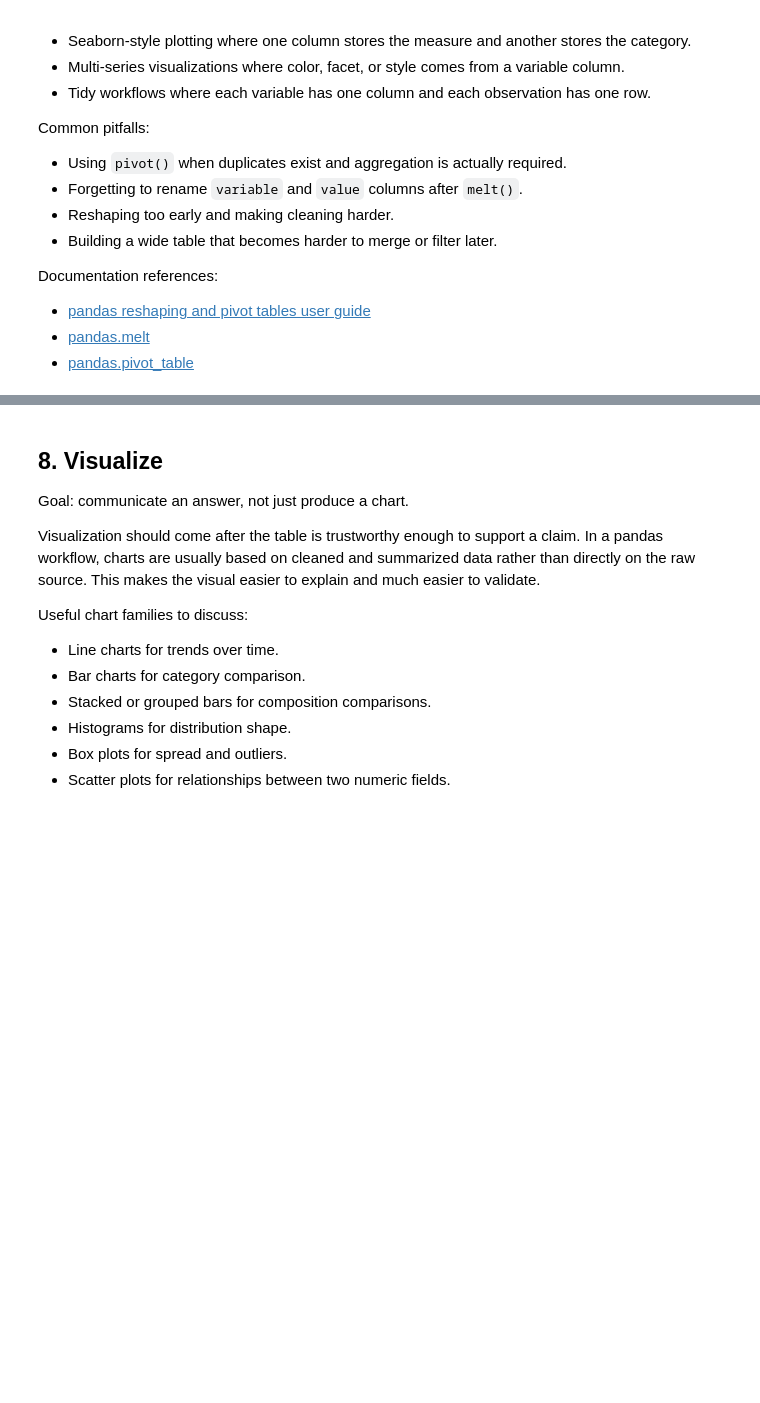
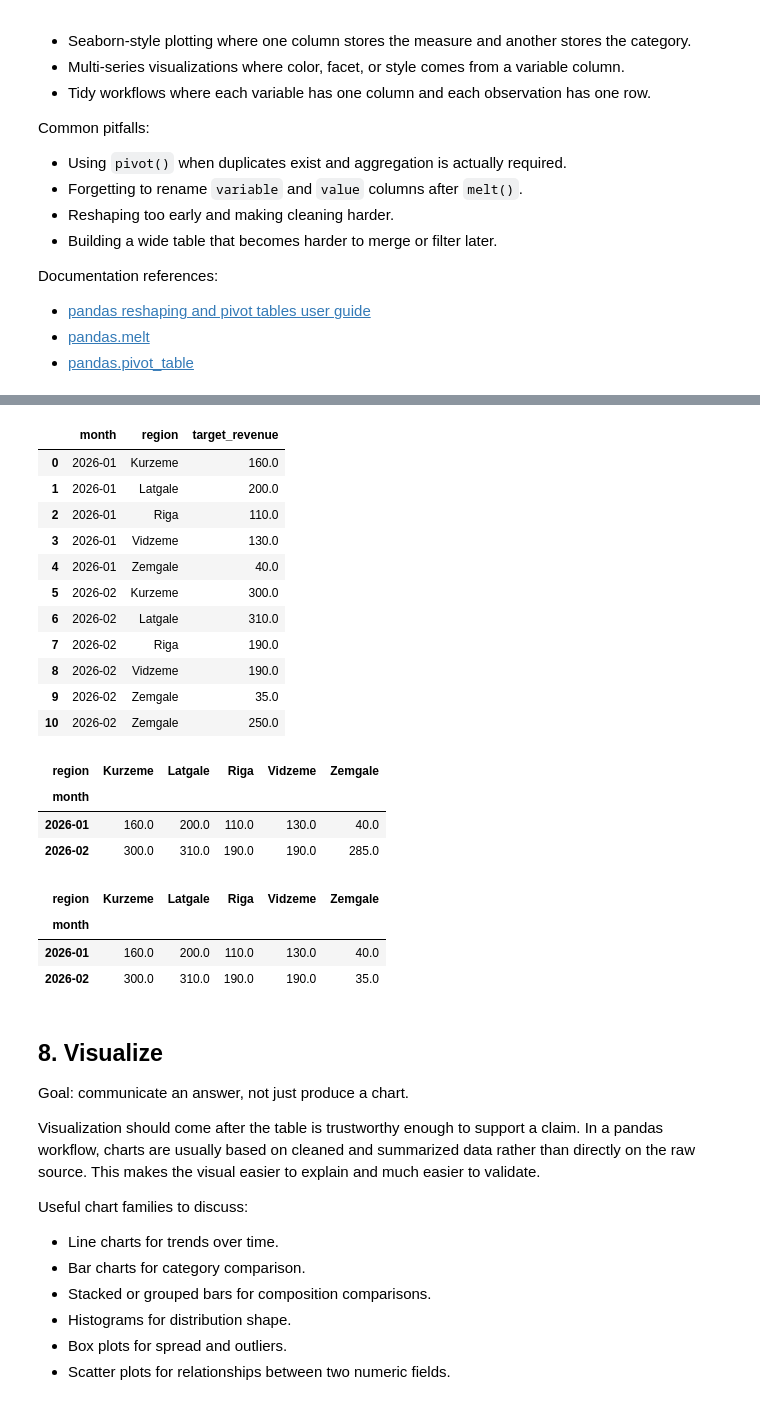
Before and after one commit to ValRCS/RTU_Python_CSP, a Jupyter notebook: notebooks/day4_pandas_full_worfklow_colab.ipynb, the cells around one changed output, grey strips where cells are left out. Cells and saved outputs as stored; diff of their text form; code cells hidden in the pictures; blank space fills up the shorter version.

Commit message:
GroupBy and Pivot examples

```diff
--- a/notebooks/day4_pandas_full_worfklow_colab.ipynb
+++ b/notebooks/day4_pandas_full_worfklow_colab.ipynb
@@ -1406,3 +1532,55 @@ Documentation references:
+# %%
+# now we want to adjust the last value so index 10 and column target_revenu to 150
+targets_with_duplicate.at[10, "target_revenue"] = 250
+# targets_with_duplicate.at[10, "target_revenue"] += 250 # this would add 250 to existing value
+targets_with_duplicate
+# %% [output]
+|  | month | region | target_revenue |
+| 0 | 2026-01 | Kurzeme | 160.0 |
+| 1 | 2026-01 | Latgale | 200.0 |
+| 2 | 2026-01 | Riga | 110.0 |
+| 3 | 2026-01 | Vidzeme | 130.0 |
+| 4 | 2026-01 | Zemgale | 40.0 |
+| 5 | 2026-02 | Kurzeme | 300.0 |
+| 6 | 2026-02 | Latgale | 310.0 |
+| 7 | 2026-02 | Riga | 190.0 |
+| 8 | 2026-02 | Vidzeme | 190.0 |
+| 9 | 2026-02 | Zemgale | 35.0 |
+| 10 | 2026-02 | Zemgale | 250.0 |
+# %%
+# we will perform a pivot on target_clean
+# we will pivot region column to be columns, month to be index and target_revenue to be values
+targets_pivot = pd.pivot_table(
+    targets_with_duplicate,
+    index="month",
+    columns="region",
+    values="target_revenue",
+    aggfunc="sum", # since we have only one value per month and region, sum will just return that value, but if there were multiple values it would sum them up
+    fill_value=0, # if there is no target for a given month and region, we will fill it with 0
+).round(2) # round to 2 decimal places for better readability
+targets_pivot
+# %% [output]
+| region | Kurzeme | Latgale | Riga | Vidzeme | Zemgale |
+| month |  |  |  |  |  |
+| 2026-01 | 160.0 | 200.0 | 110.0 | 130.0 | 40.0 |
+| 2026-02 | 300.0 | 310.0 | 190.0 | 190.0 | 285.0 |
+# %%
+# we will perform a pivot on target_clean
+# we will pivot region column to be columns, month to be index and target_revenue to be values
+targets_pivot = pd.pivot_table(
+    targets_clean,
+    index="month",
+    columns="region",
+    values="target_revenue",
+    aggfunc="sum", # since we have only one value per month and region, sum will just return that value, but if there were multiple values it would sum them up
+    fill_value=0, # if there is no target for a given month and region, we will fill it with 0
+).round(2) # round to 2 decimal places for better readability
+targets_pivot
+# %% [output]
+| region | Kurzeme | Latgale | Riga | Vidzeme | Zemgale |
+| month |  |  |  |  |  |
+| 2026-01 | 160.0 | 200.0 | 110.0 | 130.0 | 40.0 |
+| 2026-02 | 300.0 | 310.0 | 190.0 | 190.0 | 35.0 |
 # %%
 report_wide = region_target_summary.pivot(index="region", columns="month", values="revenue").round(2)
 metrics_long = region_target_summary.melt(
```
Also changed, not shown: parts of 11 cells of this notebook.
